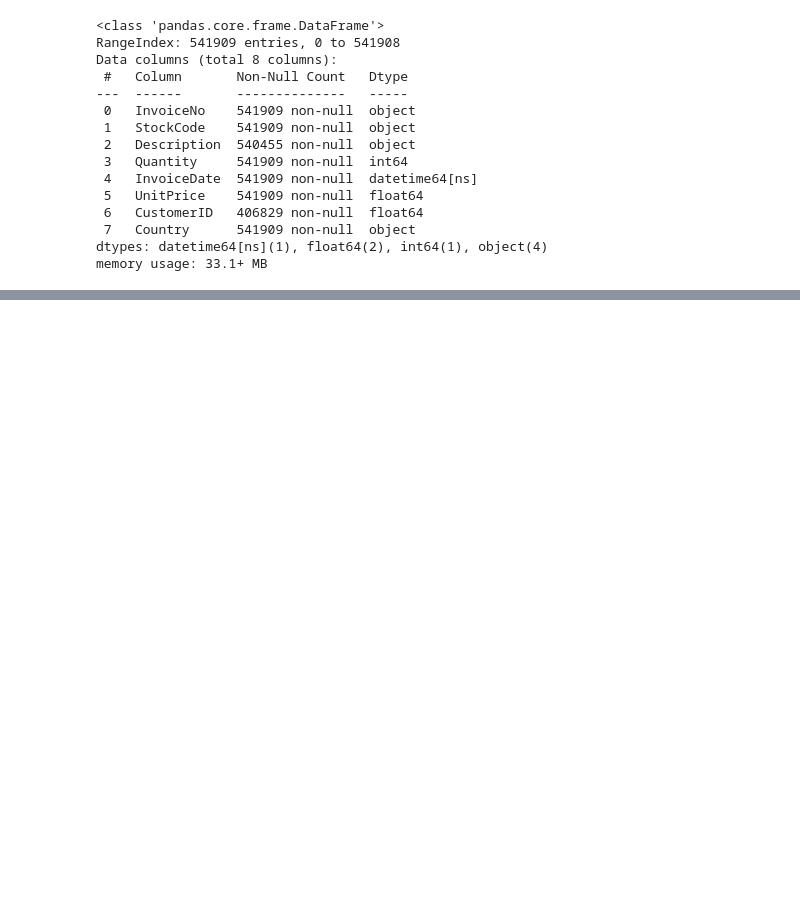
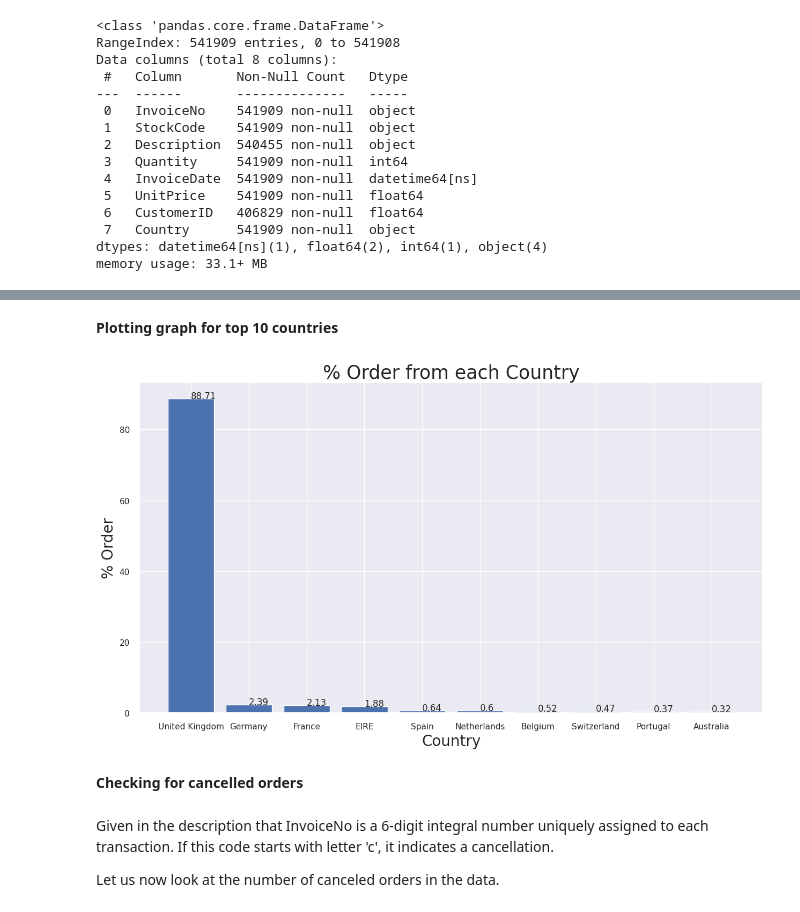
Before and after one commit to ashishdhawas/Retail-Customer-Segmentation, a Jupyter notebook: Retail_Customer_Segmentation.ipynb, the cells around one changed output, grey strips where cells are left out. Cells and saved outputs as stored; diff of their text form; code cells hidden in the pictures; blank space fills up the shorter version.

```diff
--- a/Retail_Customer_Segmentation.ipynb
+++ b/Retail_Customer_Segmentation.ipynb
@@ -91,0 +214,3 @@ dtype: int64
+# %%
+## Apply groupby function on country and Invoice No.
+country_count = df.groupby('Country')['InvoiceNo'].count().reset_index()
@@ -91,0 +226,4 @@ dtype: int64
+# %%
+## From country_count variable finding top 10 countries
+Top_ten_country = country_count.sort_values('InvoiceNo', ascending=False, ignore_index=True).head(10)
+Top_ten_country
@@ -91,0 +242,38 @@ dtype: int64
+# %%
+## Adding country percentage column to top 10 countries data frame
+Top_ten_country['Country_percent']= Top_ten_country['InvoiceNo']*100/df['InvoiceNo'].count()
+# %% [markdown]
+**Plotting graph for top 10 countries**
+# %%
+# Figure Size
+plt.figure(figsize=(15,8))
+
+## Define x and y axis
+x=Top_ten_country['Country']
+y=Top_ten_country['Country_percent']
+
+# creating the bar plot
+plt.bar(x,y)
+
+## Function to set label
+def addlabels(x,y):
+    for i in range(len(x)):
+        plt.text(i,y[i],y[i])
+
+addlabels(x,round(y,2))
+
+# set xlabel. ylabel and title
+plt.xlabel("Country", size=20)
+plt.ylabel("% Order", size=20)
+plt.title("% Order from each Country", size=25)
+
+## Showing the plot
+plt.show()
+# %% [output]
+[figure, added]
+# %% [markdown]
+**Checking for cancelled orders**
+# %% [markdown]
+Given in the description that InvoiceNo is a 6-digit integral number uniquely assigned to each transaction. If this code starts with letter 'c', it indicates a cancellation.
+
+Let us now look at the number of canceled orders in the data.
```
Also changed, not shown: parts of 75 cells of this notebook.
